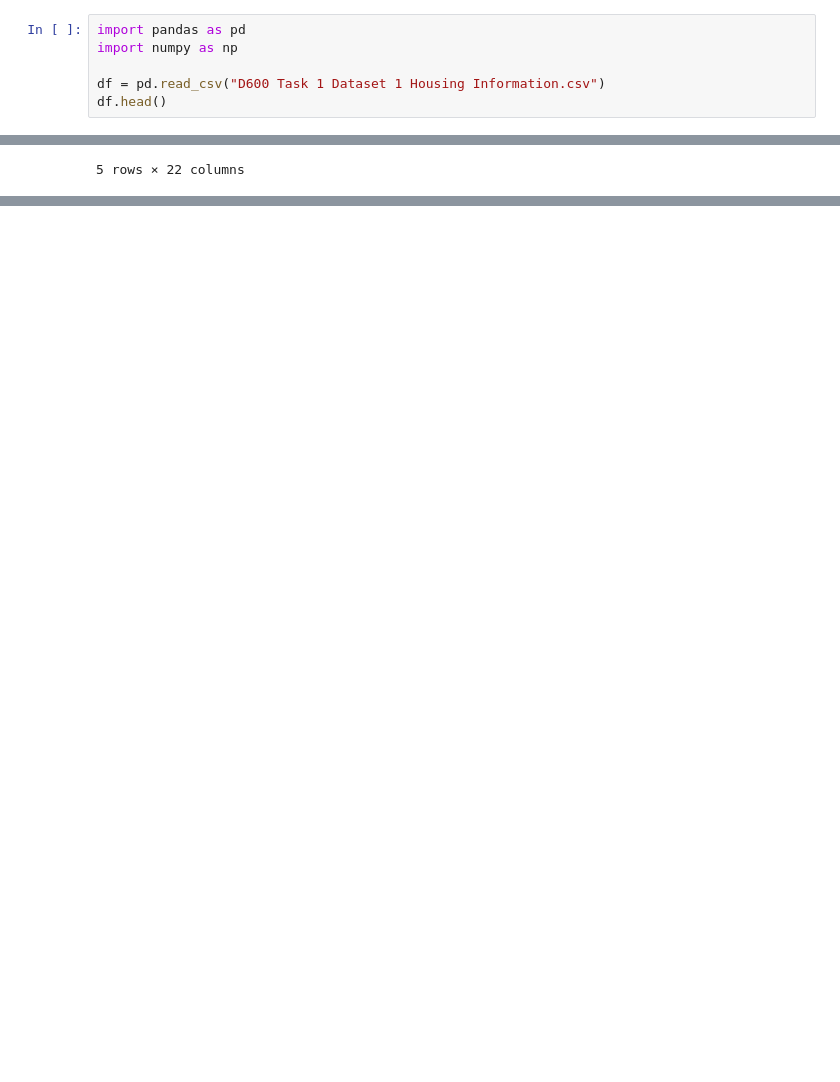
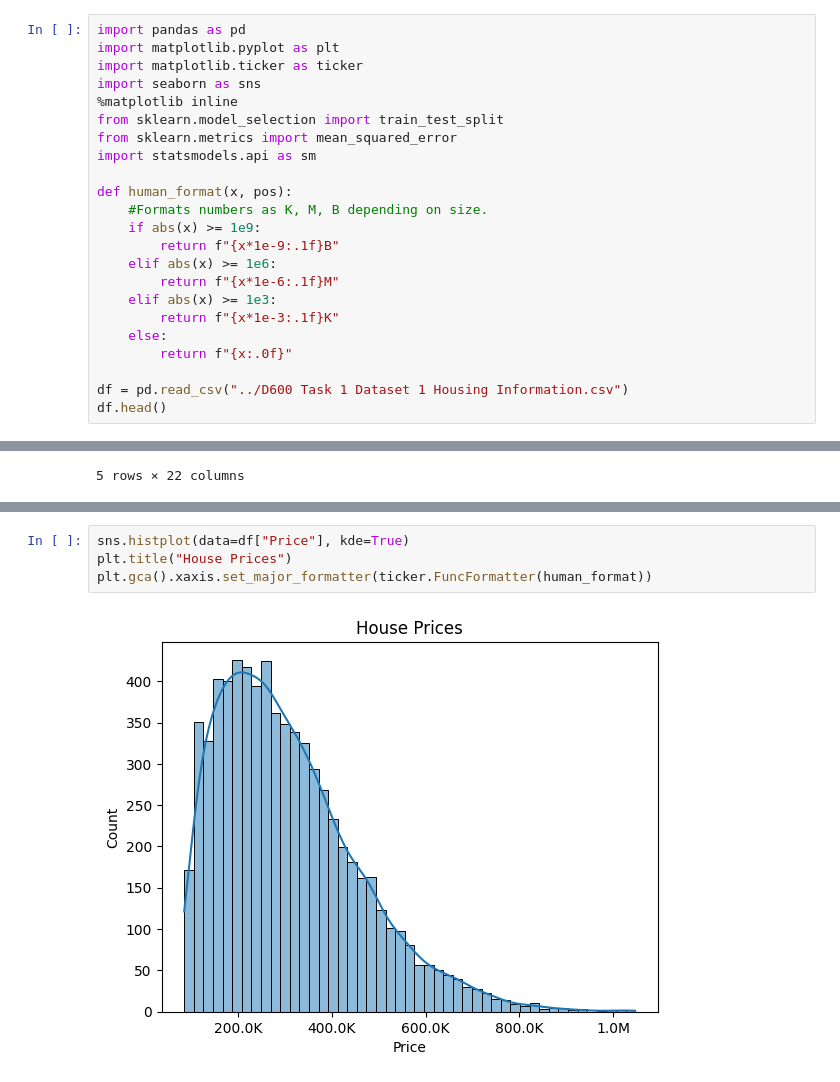
Before and after one commit to HarmonZ7/WGU, a Jupyter notebook: D600/Task 1/D600Task1EDA.ipynb, the cells around one changed output, grey strips where cells are left out. Saved outputs shown, nothing was run; the diff lists cells and outputs as text; blank space fills up the shorter version.

Commit message:
Finished D600Task1 and updated gitignore to include WGU git directory

```diff
--- a/D600/Task 1/D600Task1EDA.ipynb
+++ b/D600/Task 1/D600Task1EDA.ipynb
@@ -1,8 +11,25 @@
 # %%
 import pandas as pd
-import numpy as np
+import matplotlib.pyplot as plt
+import matplotlib.ticker as ticker
+import seaborn as sns
+%matplotlib inline
+from sklearn.model_selection import train_test_split
+from sklearn.metrics import mean_squared_error
+import statsmodels.api as sm
 
-df = pd.read_csv("D600 Task 1 Dataset 1 Housing Information.csv")
+def human_format(x, pos):
+    #Formats numbers as K, M, B depending on size.
+    if abs(x) >= 1e9:
+        return f"{x*1e-9:.1f}B"
+    elif abs(x) >= 1e6:
+        return f"{x*1e-6:.1f}M"
+    elif abs(x) >= 1e3:
+        return f"{x*1e-3:.1f}K"
+    else:
+        return f"{x:.0f}"
+
+df = pd.read_csv("../D600 Task 1 Dataset 1 Housing Information.csv")
 df.head()
 # %% [output]
 |  | ID | Price | SquareFootage | NumBathrooms | NumBedrooms | BackyardSpace | CrimeRate | SchoolRating | ... |
@@ -14,0 +140,6 @@ df.head()
+# %%
+sns.histplot(data=df["Price"], kde=True)
+plt.title("House Prices")
+plt.gca().xaxis.set_major_formatter(ticker.FuncFormatter(human_format))
+# %% [output]
+[figure, added]
```
Also changed, not shown: parts of 37 cells of this notebook, 1 other file.
